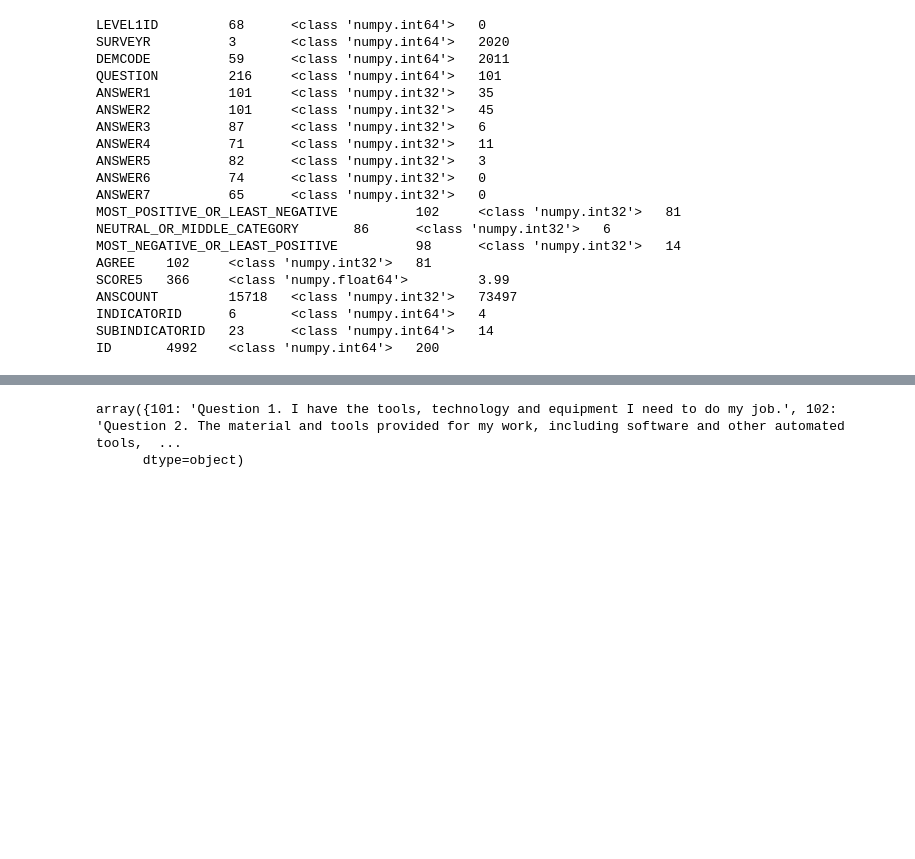
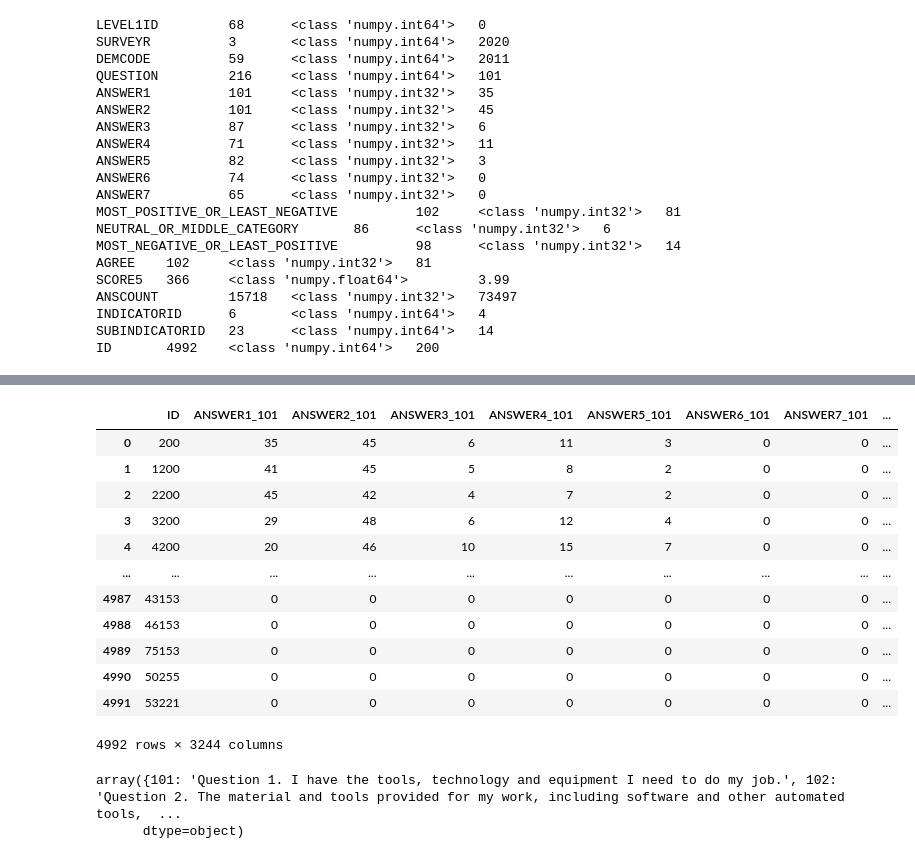
Before and after one commit to Learningchipmunk/CANDEV2022_Mobilit-, a Jupyter notebook: data_preproc.ipynb, the cells around one changed output, grey strips where cells are left out. Saved outputs shown, nothing was run; the diff lists cells and outputs as text; code cells hidden in the pictures; blank space fills up the shorter version.

Commit message:
Data preprocessing merge groups

```diff
--- a/data_preproc.ipynb
+++ b/data_preproc.ipynb
@@ -101,3 +101,8 @@ ANSCOUNT         15718   <class 'numpy.int32'>   73497
 INDICATORID      6       <class 'numpy.int64'>   4
 SUBINDICATORID   23      <class 'numpy.int64'>   14
 ID       4992    <class 'numpy.int64'>   200
+# %%
+data['ID'] =data['LEVEL1ID']*1000+(data['SURVEYR']-2018)*100+data['DEMCODE']-2011
+# %%
+list_id = data['ID'].unique()
+print(len(list_id))
@@ -104,22 +113,16 @@ ID       4992    <class 'numpy.int64'>   200
 # %%
-data_questions = data.drop(columns = ['SURVEYR', 'DEMCODE', 'LEVEL1ID'])
-list_id = data_questions['ID'].unique()
-set_id = set(list_id)
-data_agg = pd.DataFrame({'ID' : list_id})
+data_agg = pd.DataFrame({'ID' : data_questions['ID'].unique()})
 
 for i in range(101, 317):
-    new_question = data_questions[data_questions['QUESTION']==i].drop(columns = ['QUESTION'])
-    missing_id = list(set_id-set(new_question['ID']))
+    new_question = data_questions[data_questions['QUESTION']==i]
+    new_question = new_question.drop(columns = ['QUESTION'])
+    missing_id = [ID for ID in list_id if ID not in new_question['ID'].unique()]
 
     new_df = pd.DataFrame({name: ([0]*len(missing_id) if index<len(new_question.columns)-1 else missing_id) for index, name in enumerate(new_question.columns)})
-    new_question = new_question.append(new_df, ignore_index = True)
+    new_question = new_question.append(new_df)
 
-    new_question.rename(columns=lambda x: x + "_" + str(i) if x!='ID' else x, inplace=True)
-    data_agg = pd.merge(data_agg, new_question, on = 'ID')
+    new_question_renamed = new_question.rename(columns=lambda x: x + "_" + str(i) if x!='ID' else x)
 
-data_agg['LEVEL1ID'] = data_agg['ID'] // 1000
-data_agg['SURVEYR'] = (data_agg['ID'] // 100) % 10 + 2018
-data_agg['DEMCODE'] = data_agg['ID'] % 100 + 2011
+    data_agg = pd.merge(data_agg, new_question_renamed, on = 'ID')
 
 print(data_agg.shape)
-print(data_agg.columns)
@@ -181,3 +133,19 @@ data_agg[['MOST_POSITIVE_OR_LEAST_NEGATIVE_163', 'NEUTRAL_OR_MIDDLE_CATEGORY_163
+# %%
+data_agg
+# %% [output]
+|  | ID | ANSWER1_101 | ANSWER2_101 | ANSWER3_101 | ANSWER4_101 | ANSWER5_101 | ANSWER6_101 | ANSWER7_101 | ... |
+| 0 | 200 | 35 | 45 | 6 | 11 | 3 | 0 | 0 | ... |
+| 1 | 1200 | 41 | 45 | 5 | 8 | 2 | 0 | 0 | ... |
+| 2 | 2200 | 45 | 42 | 4 | 7 | 2 | 0 | 0 | ... |
+| 3 | 3200 | 29 | 48 | 6 | 12 | 4 | 0 | 0 | ... |
+| 4 | 4200 | 20 | 46 | 10 | 15 | 7 | 0 | 0 | ... |
+| ... | ... | ... | ... | ... | ... | ... | ... | ... | ... |
+| 4987 | 43153 | 0 | 0 | 0 | 0 | 0 | 0 | 0 | ... |
+| 4988 | 46153 | 0 | 0 | 0 | 0 | 0 | 0 | 0 | ... |
+| 4989 | 75153 | 0 | 0 | 0 | 0 | 0 | 0 | 0 | ... |
+| 4990 | 50255 | 0 | 0 | 0 | 0 | 0 | 0 | 0 | ... |
+| 4991 | 53221 | 0 | 0 | 0 | 0 | 0 | 0 | 0 | ... |
+4992 rows × 3244 columns
 # %%
 data_agg[]
 # %%
```
Also changed, not shown: parts of 8 cells of this notebook.
